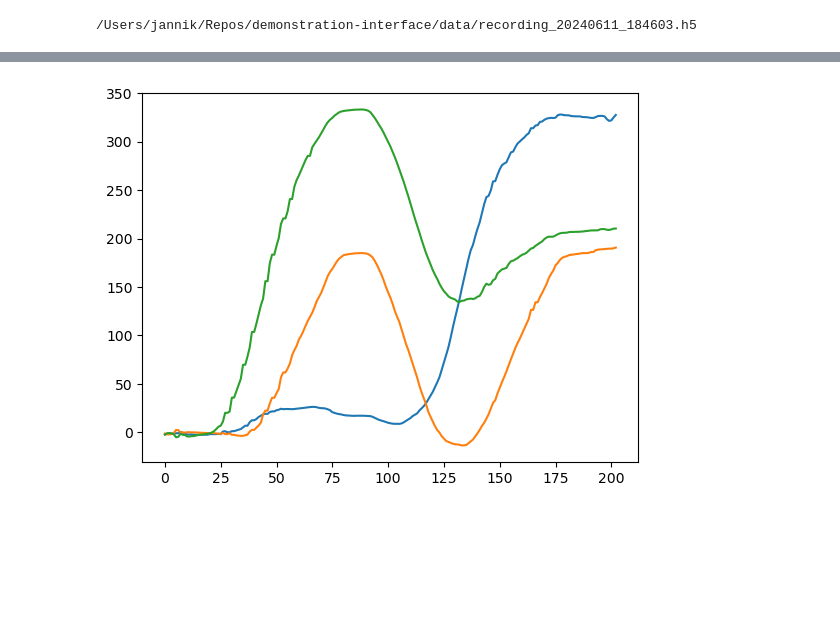
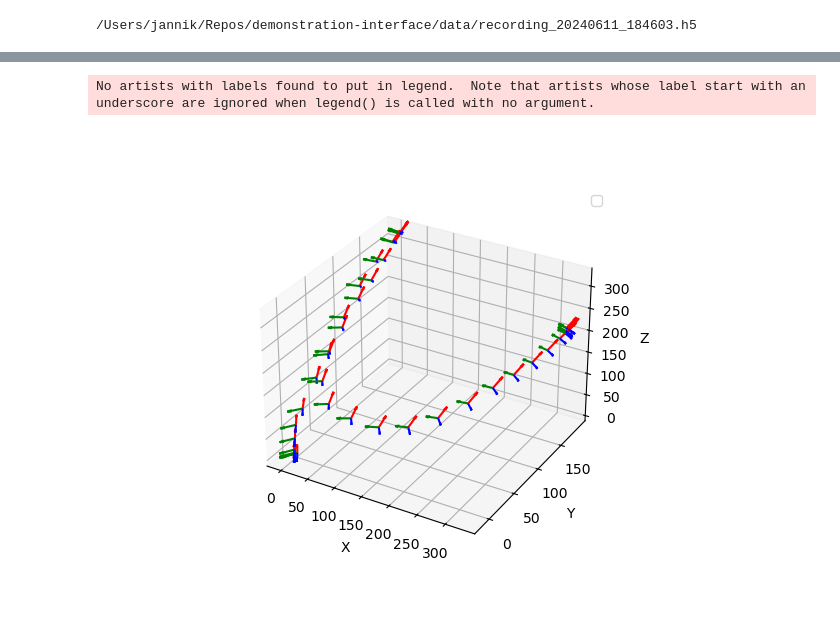
Before and after one commit to J4nn1K/demonstration-interface, a Jupyter notebook: scripts/data_viewer.ipynb, the cells around one changed output, grey strips where cells are left out. Saved outputs shown, nothing was run; the diff lists cells and outputs as text; code cells hidden in the pictures; blank space fills up the shorter version.

```diff
--- a/scripts/data_viewer.ipynb
+++ b/scripts/data_viewer.ipynb
@@ -36,5 +34,0 @@ plt.show()
-# %%
-plt.plot(poses[:,:3,3])
-plt.show()
-# %% [output]
-[figure, removed]
@@ -54,0 +35,42 @@ plt.show()
+# %%
+def extract_translation(pose_matrix):
+    return pose_matrix[:3, 3]
+
+def extract_orientation(pose_matrix):
+    return pose_matrix[:3, :3]
+
+fig = plt.figure()
+ax = fig.add_subplot(111, projection='3d')
+
+# Extract translations and orientations
+translations = [extract_translation(pose) for pose in poses[::5]]
+orientations = [extract_orientation(pose) for pose in poses[::5]]
+
+# Convert to numpy arrays for easier manipulation
+translations = np.array(translations)
+orientations = np.array(orientations)
+
+# Plot trajectory
+# ax.plot(translations[:, 0], translations[:, 1], translations[:, 2], '-o', label='Trajectory')
+
+# Plot orientation arrows
+for i in range(len(translations)):
+    t = translations[i]
+    R = orientations[i]
+    ax.quiver(t[0], t[1], t[2], R[0, 0], R[1, 0], R[2, 0], length=20, color='r')
+    ax.quiver(t[0], t[1], t[2], R[0, 1], R[1, 1], R[2, 1], length=20, color='g')
+    ax.quiver(t[0], t[1], t[2], R[0, 2], R[1, 2], R[2, 2], length=20, color='b')
+
+# Set labels and title
+ax.set_xlabel('X')
+ax.set_ylabel('Y')
+ax.set_zlabel('Z')
+# ax.set_title('Trajectory with Orientations')
+
+ax.legend()
+
+# Show grid
+ax.grid(True)
+# %% [output]
+No artists with labels found to put in legend.  Note that artists whose label start with an underscore are ignored when legend() is called with no argument.
+[figure, added]
```
Also changed, not shown: parts of 3 cells of this notebook.
